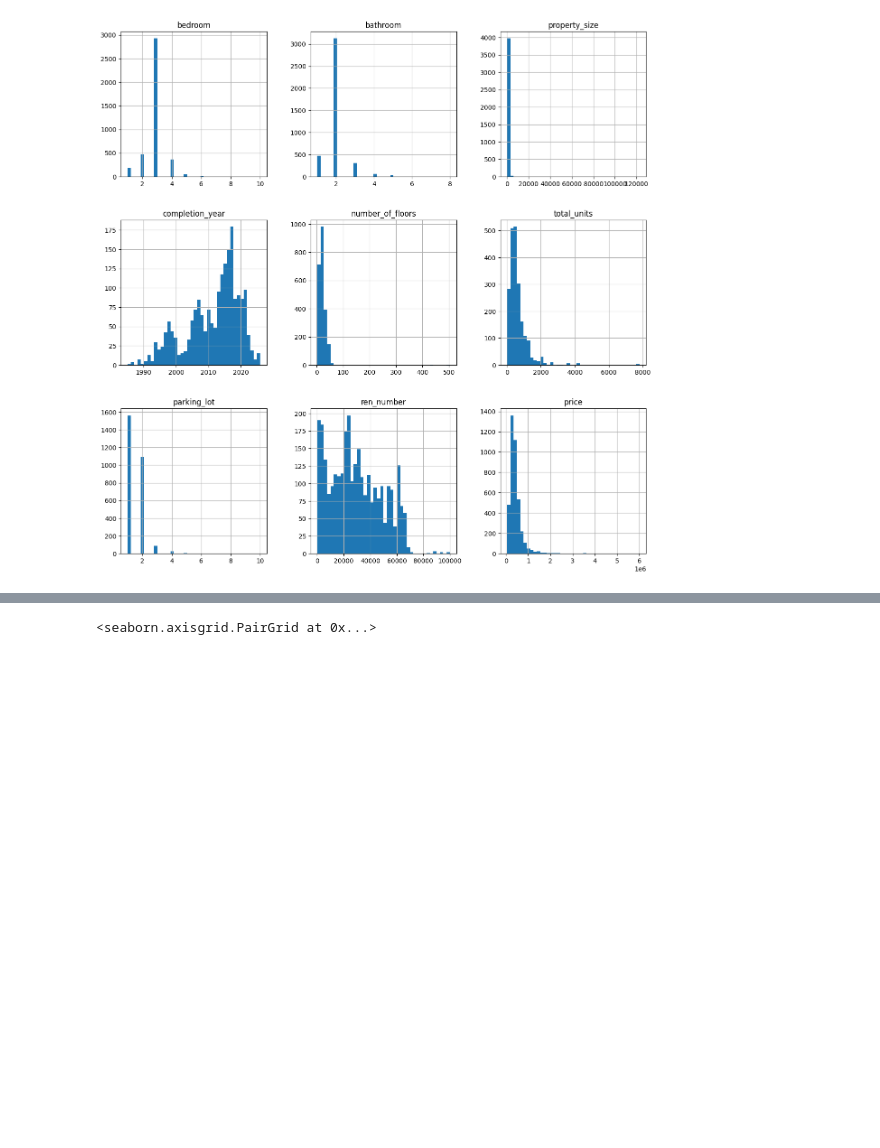
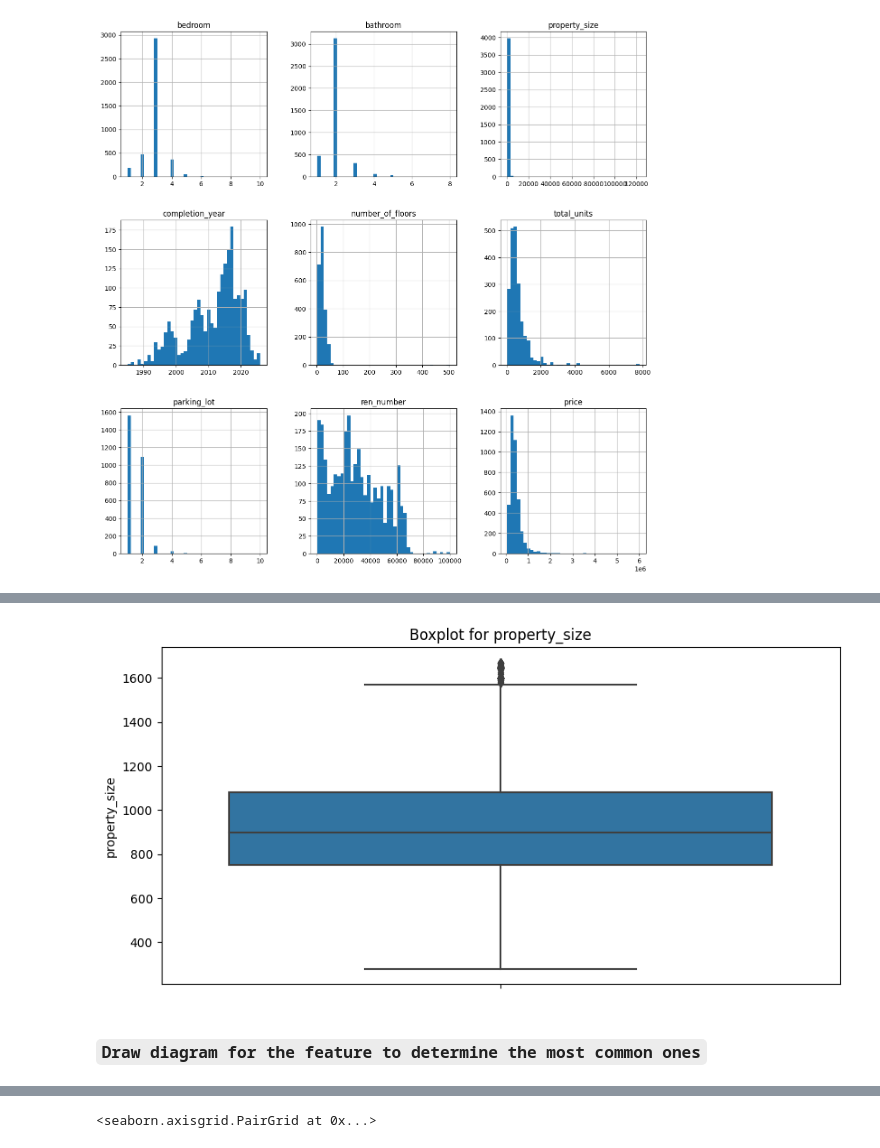
Before and after one commit to aahmedsherif/FinalProject, a Jupyter notebook: script.ipynb, the cells around one changed output, grey strips where cells are left out. Saved outputs shown, nothing was run; the diff lists cells and outputs as text; code cells hidden in the pictures; blank space fills up the shorter version.

```diff
--- a/script.ipynb
+++ b/script.ipynb
@@ -411,0 +424,17 @@ plt.show()
+# %%
+cols = np.array(['property_size'])
+
+for col in cols:
+    outliers_indices = detect_outliers(df, 0, [col])
+
+    col_median = df[col].median()
+    df.loc[outliers_indices, col] = col_median
+
+plt.figure(figsize=(10, 5))
+sns.boxplot(data=df, y='property_size')
+plt.title('Boxplot for property_size')
+plt.show()
+# %% [output]
+[figure, added]
+# %% [markdown]
+### `Draw diagram for the feature to determine the most common ones`
```
Also changed, not shown: parts of 18 cells of this notebook.
